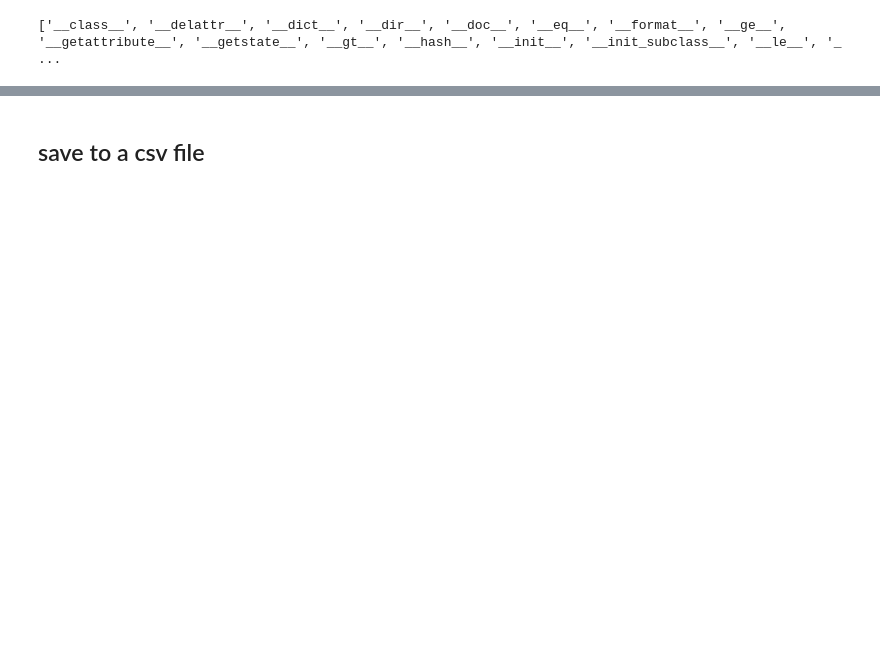
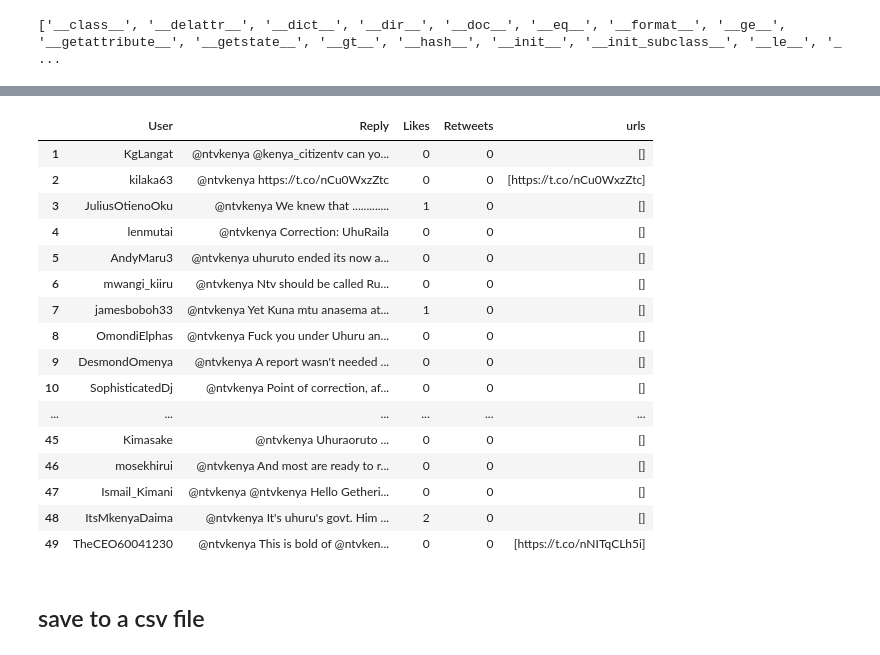
Before and after one commit to Nyam07/Twitter_scrapper_with_Tweepy, a Jupyter notebook: Twitter_replies.ipynb, the cells around one changed output, grey strips where cells are left out. Drawn from its saved outputs; the diff is of its cells as text; code cells hidden in the pictures; blank space fills up the shorter version.

```diff
--- a/Twitter_replies.ipynb
+++ b/Twitter_replies.ipynb
@@ -73,3 +87,24 @@ df
+# %%
+df['urls']= df["Reply"].apply(lambda x: get_urls(x))
+df[1:50]
+# %% [output]
+|  | User | Reply | Likes | Retweets | urls |
+| 1 | KgLangat | @ntvkenya @kenya_citizentv can yo... | 0 | 0 | [] |
+| 2 | kilaka63 | @ntvkenya https://t.co/nCu0WxzZtc | 0 | 0 | [https://t.co/nCu0WxzZtc] |
+| 3 | JuliusOtienoOku | @ntvkenya We knew that ............. | 1 | 0 | [] |
+| 4 | lenmutai | @ntvkenya Correction: UhuRaila | 0 | 0 | [] |
+| 5 | AndyMaru3 | @ntvkenya uhuruto ended its now a... | 0 | 0 | [] |
+| 6 | mwangi_kiiru | @ntvkenya Ntv should be called Ru... | 0 | 0 | [] |
+| 7 | jamesboboh33 | @ntvkenya Yet Kuna mtu anasema at... | 1 | 0 | [] |
+| 8 | OmondiElphas | @ntvkenya Fuck you under Uhuru an... | 0 | 0 | [] |
+| 9 | DesmondOmenya | @ntvkenya A report wasn't needed ... | 0 | 0 | [] |
+| 10 | SophisticatedDj | @ntvkenya Point of correction, af... | 0 | 0 | [] |
+| ... | ... | ... | ... | ... | ... |
+| 45 | Kimasake | @ntvkenya Uhuraoruto ... | 0 | 0 | [] |
+| 46 | mosekhirui | @ntvkenya And most are ready to r... | 0 | 0 | [] |
+| 47 | Ismail_Kimani | @ntvkenya @ntvkenya Hello Getheri... | 0 | 0 | [] |
+| 48 | ItsMkenyaDaima | @ntvkenya It's uhuru's govt. Him ... | 2 | 0 | [] |
+| 49 | TheCEO60041230 | @ntvkenya This is bold of @ntvken... | 0 | 0 | [https://t.co/nNITqCLh5i] |
 # %% [markdown]
 ## save to a csv file
 # %%
```
Also changed, not shown: parts of 7 cells of this notebook.
